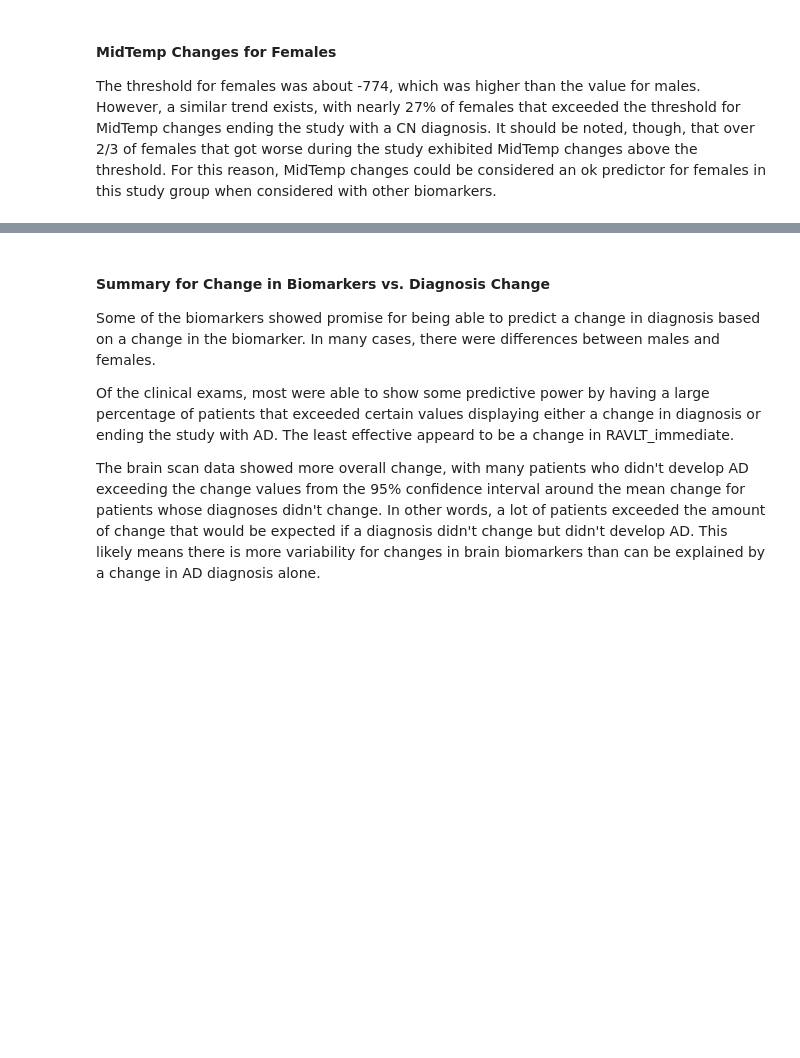
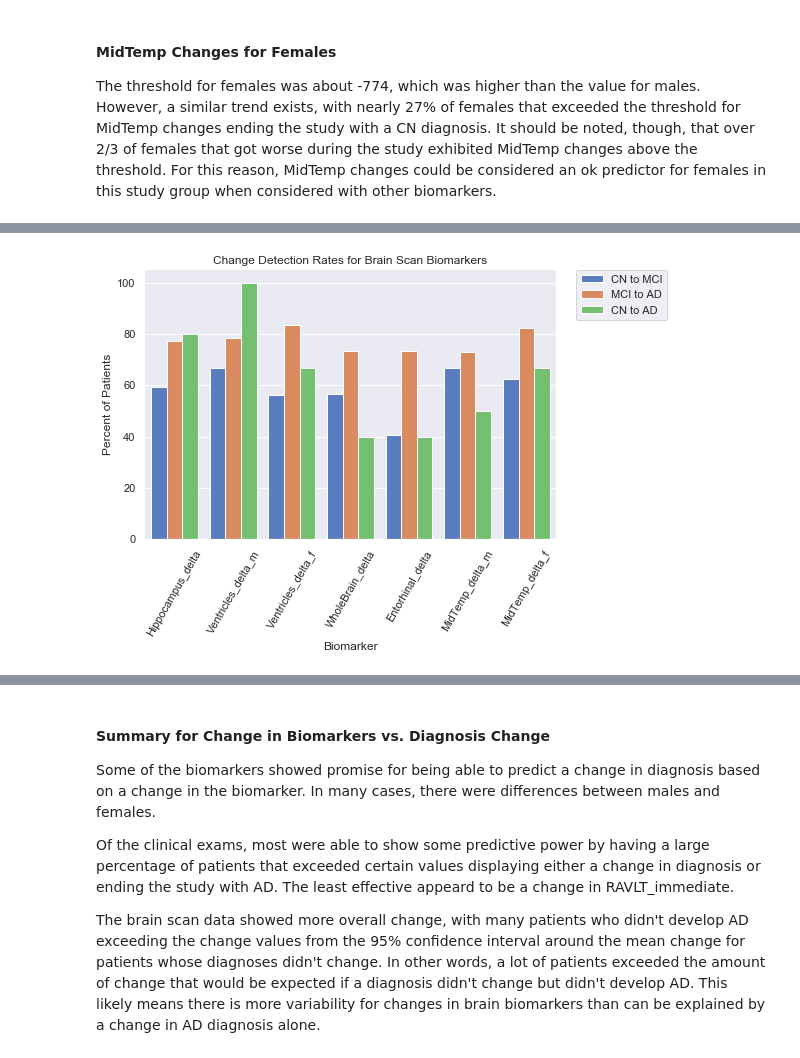
Before and after one commit to Haydost/Springboard_Portfolio, a Jupyter notebook: Capstone_1_Alzheimers_InProgress/3-Statistical_Data_Analysis.ipynb, the cells around one changed output, grey strips where cells are left out. Saved outputs shown, nothing was run; the diff lists cells and outputs as text; code cells hidden in the pictures; blank space fills up the shorter version.

```diff
--- a/Capstone_1_Alzheimers_InProgress/3-Statistical_Data_Analysis.ipynb
+++ b/Capstone_1_Alzheimers_InProgress/3-Statistical_Data_Analysis.ipynb
@@ -532,0 +577,4 @@ Percent Progressing CN to AD exceeding threshold:  66.67 %
+# %%
+sda.summarize_scan_changes(changes)
+# %% [output]
+[figure, added]
```
Also changed, not shown: parts of 43 cells of this notebook, 1 other file.
